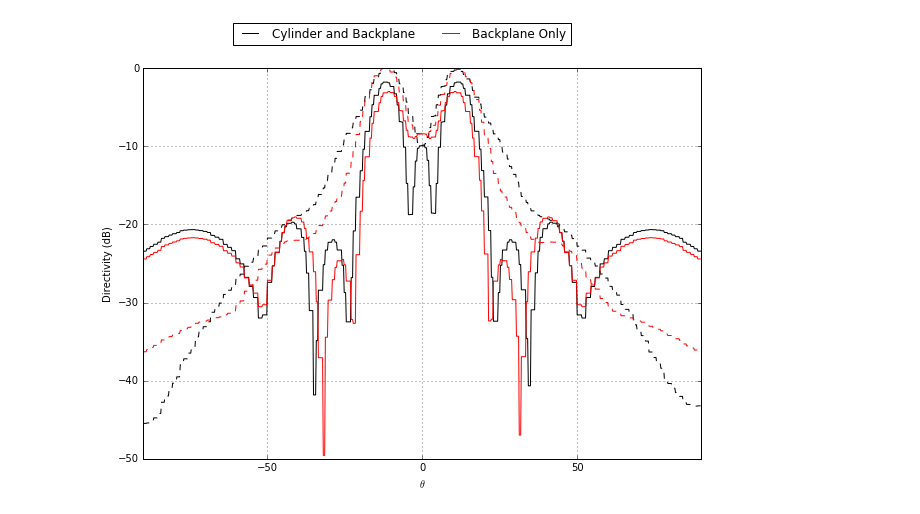
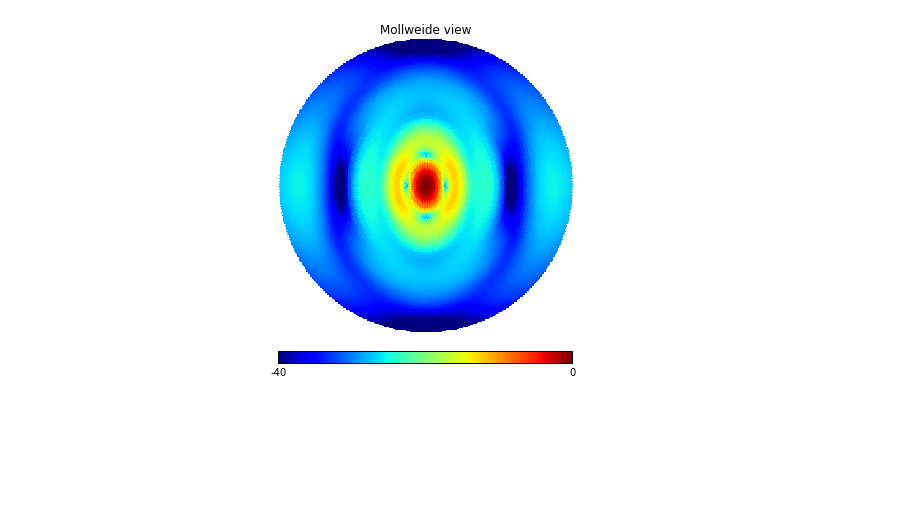
Before and after one commit to aewallwi/simulations-hera-eox, a Jupyter notebook: src/farField_analysis_lowFreq.ipynb, the cells around one changed output. Saved outputs shown, nothing was run; the diff lists cells and outputs as text; code cells hidden in the pictures; blank space fills up the shorter version.

```diff
--- a/src/farField_analysis_lowFreq.ipynb
+++ b/src/farField_analysis_lowFreq.ipynb
@@ -171,28 +173,6 @@ p.gcf().set_size_inches([10,7])
-# %%
-nth=800
-tha=n.degrees(n.arange(-nth/2,nth/2)*pi/nth)
-p.plot(tha,hpCut(0,nth,10*n.log10(beamCylinder.data[0,10,:])),color='k',ls='--')
-l1=p.plot(tha,hpCut(pi/2.,nth,10*n.log10(beamCylinder.data[0,10,:])),color='k')[0]
-
-
-p.plot(tha,hpCut(0,nth,10*n.log10(beamNoCylinder.data[0,10,:])),color='r',ls='--')
-l2=p.plot(tha,hpCut(pi/2.,nth,10*n.log10(beamNoCylinder.data[0,10,:])),color='r')[0]
-
-
-#p.plot(tha,hpCut(0,nth,10*n.log10(beamBareDipole.data[0,10,:])),color='orange',ls='--')
-#l3=p.plot(tha,hpCut(pi/2.,nth,10*n.log10(beamBareDipole.data[0,10,:])),color='orange')[0]
-
-p.gcf().legend((l1,l2),('Cylinder and Backplane','Backplane Only'),loc='upper center',ncol=3)
-p.grid()
-p.xlabel('$\\theta$')
-p.xlim(-90,90)
-p.ylim(-50,0)
-p.ylabel('Directivity (dB)')
-p.gcf().set_size_inches([10,7])
-# %% [output]
-[figure, removed]
 # %%
-for m in range(0,len(beamCrossCouple.fAxis),2):
-    print beamCrossCouple.fAxis[m]
-    hp.mollview(10*n.log10(beamCrossCouple.data[0,m,:]),rot=(0,90,0),min=-40,max=0)
+for m in range(7,8):
+    hp.mollview(10*n.log10(beamNoCylinder.data[0,m,:]),rot=(0,90,0),min=-40,max=0)
+# %% [output]
+[figure, added]
 # %%
```
Also changed, not shown: parts of 7 cells of this notebook, 1 other file.
